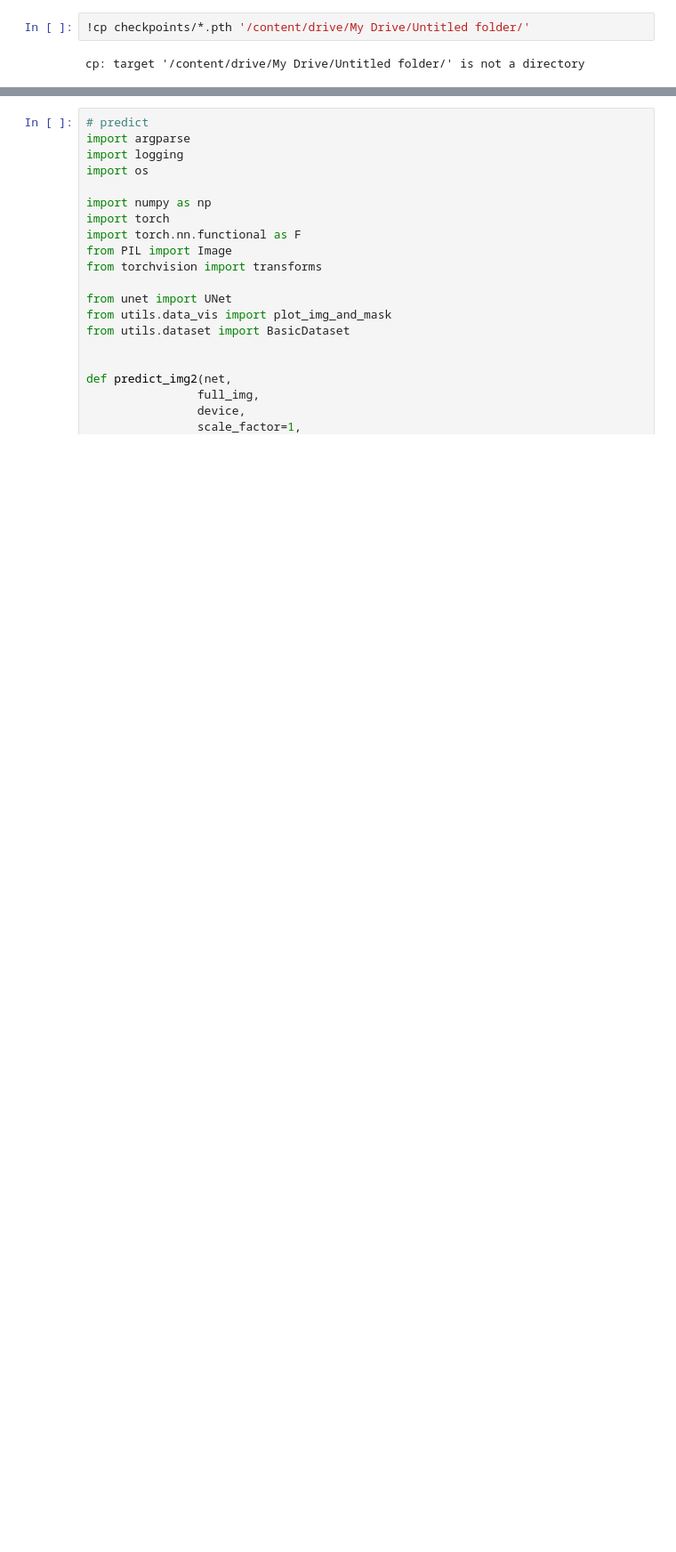
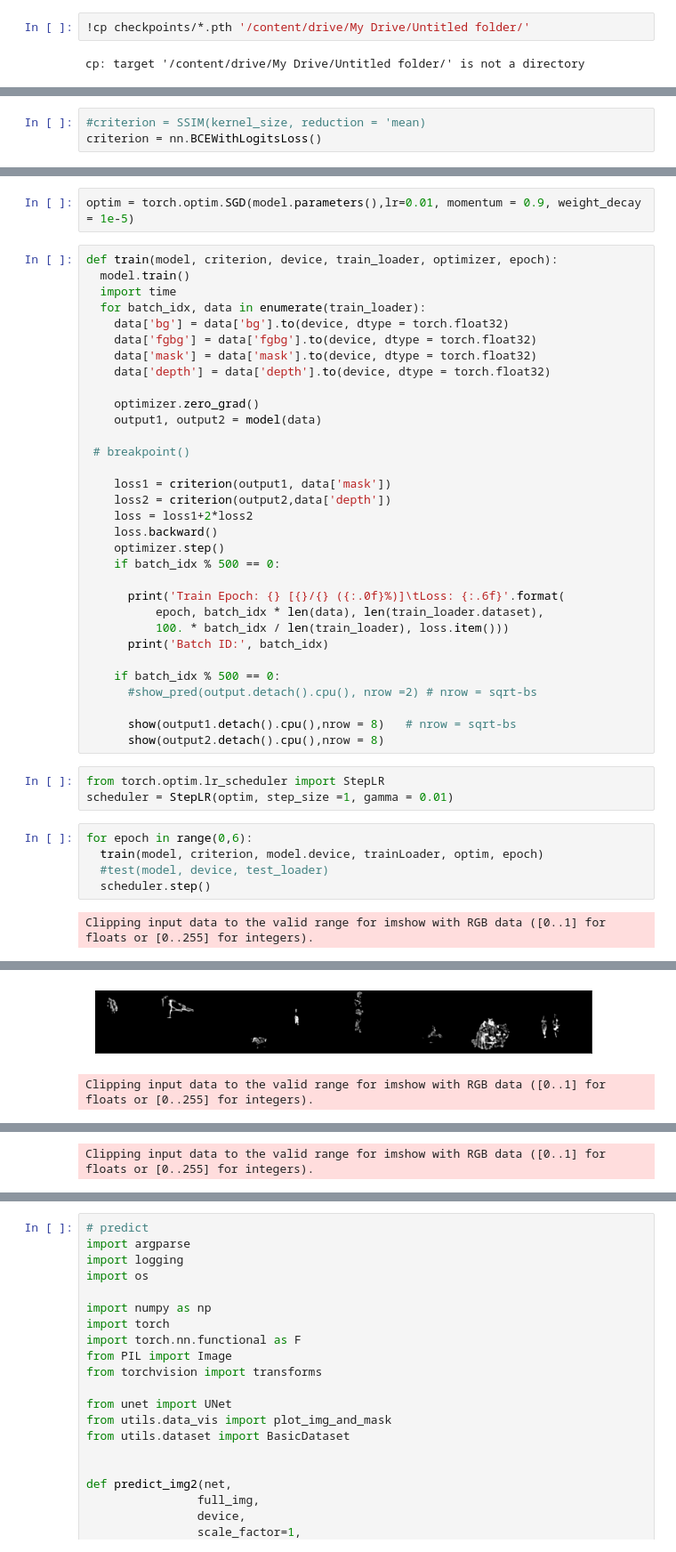
Before and after one commit to roshantac/EVA4, a Jupyter notebook: Assignment15/B/BothFinal.ipynb, the cells around one changed output, grey strips where cells are left out. Shown at 89% size. Drawn from its saved outputs; the diff is of its cells as text; blank space fills up the shorter version.

```diff
--- a/Assignment15/B/BothFinal.ipynb
+++ b/Assignment15/B/BothFinal.ipynb
@@ -164,0 +261,3 @@ cp: target '/content/drive/My Drive/Untitled folder/' is not a directory
+# %%
+#criterion = SSIM(kernel_size, reduction = 'mean)
+criterion = nn.BCEWithLogitsLoss()
@@ -164,0 +295,44 @@ cp: target '/content/drive/My Drive/Untitled folder/' is not a directory
+# %%
+optim = torch.optim.SGD(model.parameters(),lr=0.01, momentum = 0.9, weight_decay = 1e-5)
+# %%
+def train(model, criterion, device, train_loader, optimizer, epoch):
+  model.train()
+  import time
+  for batch_idx, data in enumerate(train_loader):
+    data['bg'] = data['bg'].to(device, dtype = torch.float32)
+    data['fgbg'] = data['fgbg'].to(device, dtype = torch.float32)
+    data['mask'] = data['mask'].to(device, dtype = torch.float32)
+    data['depth'] = data['depth'].to(device, dtype = torch.float32)
+
+    optimizer.zero_grad()
+    output1, output2 = model(data)
+
+ # breakpoint()
+
+    loss1 = criterion(output1, data['mask'])
+    loss2 = criterion(output2,data['depth'])
+    loss = loss1+2*loss2
+    loss.backward()
+    optimizer.step()
+    if batch_idx % 500 == 0:
+
+      print('Train Epoch: {} [{}/{} ({:.0f}%)]\tLoss: {:.6f}'.format(
+          epoch, batch_idx * len(data), len(train_loader.dataset),
+          100. * batch_idx / len(train_loader), loss.item()))
+      print('Batch ID:', batch_idx)
+
+    if batch_idx % 500 == 0:
+      #show_pred(output.detach().cpu(), nrow =2) # nrow = sqrt-bs
+
+      show(output1.detach().cpu(),nrow = 8)   # nrow = sqrt-bs
+      show(output2.detach().cpu(),nrow = 8)
+# %%
+from torch.optim.lr_scheduler import StepLR
+scheduler = StepLR(optim, step_size =1, gamma = 0.01)
+# %%
+for epoch in range(0,6):
+  train(model, criterion, model.device, trainLoader, optim, epoch)
+  #test(model, device, test_loader)
+  scheduler.step()
+# %% [output]
+Clipping input data to the valid range for imshow with RGB data ([0..1] for floats or [0..255] for integers).
@@ -164,0 +341,2 @@ cp: target '/content/drive/My Drive/Untitled folder/' is not a directory
+[figure, added]
+Clipping input data to the valid range for imshow with RGB data ([0..1] for floats or [0..255] for integers).
@@ -164,0 +344 @@ cp: target '/content/drive/My Drive/Untitled folder/' is not a directory
+Clipping input data to the valid range for imshow with RGB data ([0..1] for floats or [0..255] for integers).
```
Also changed, not shown: parts of 26 cells of this notebook.
